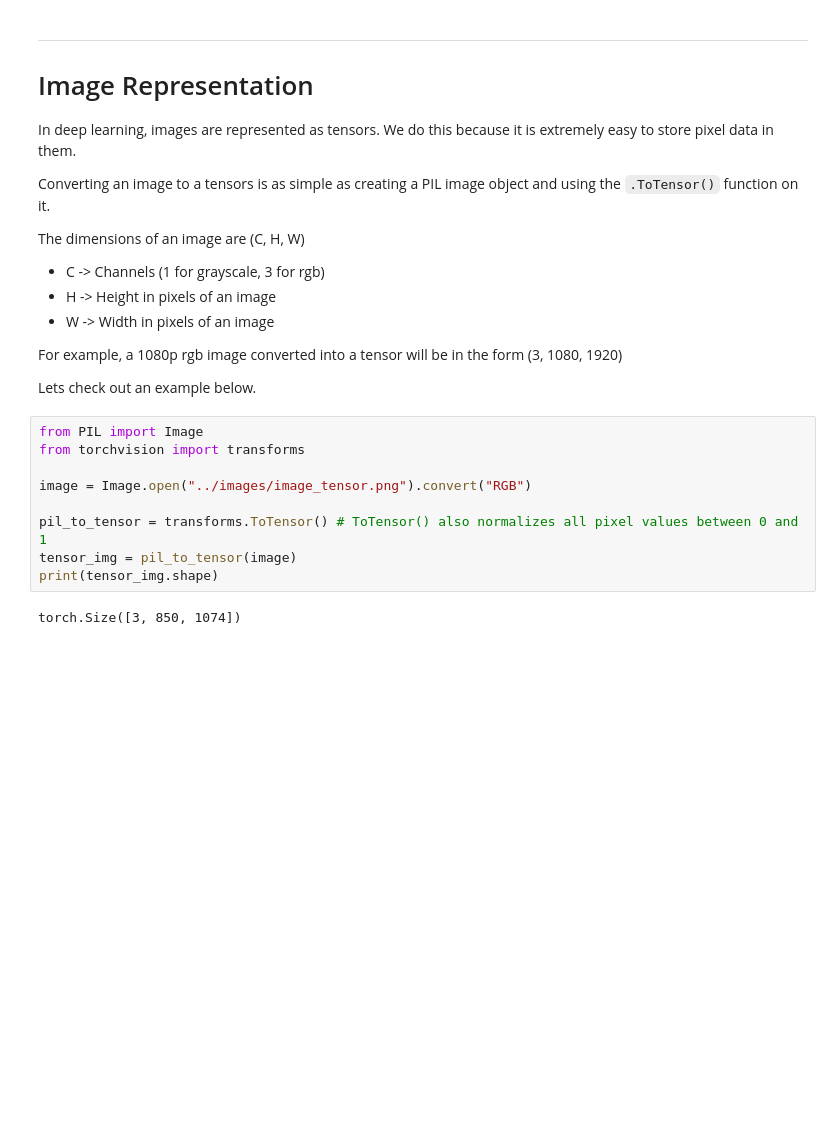
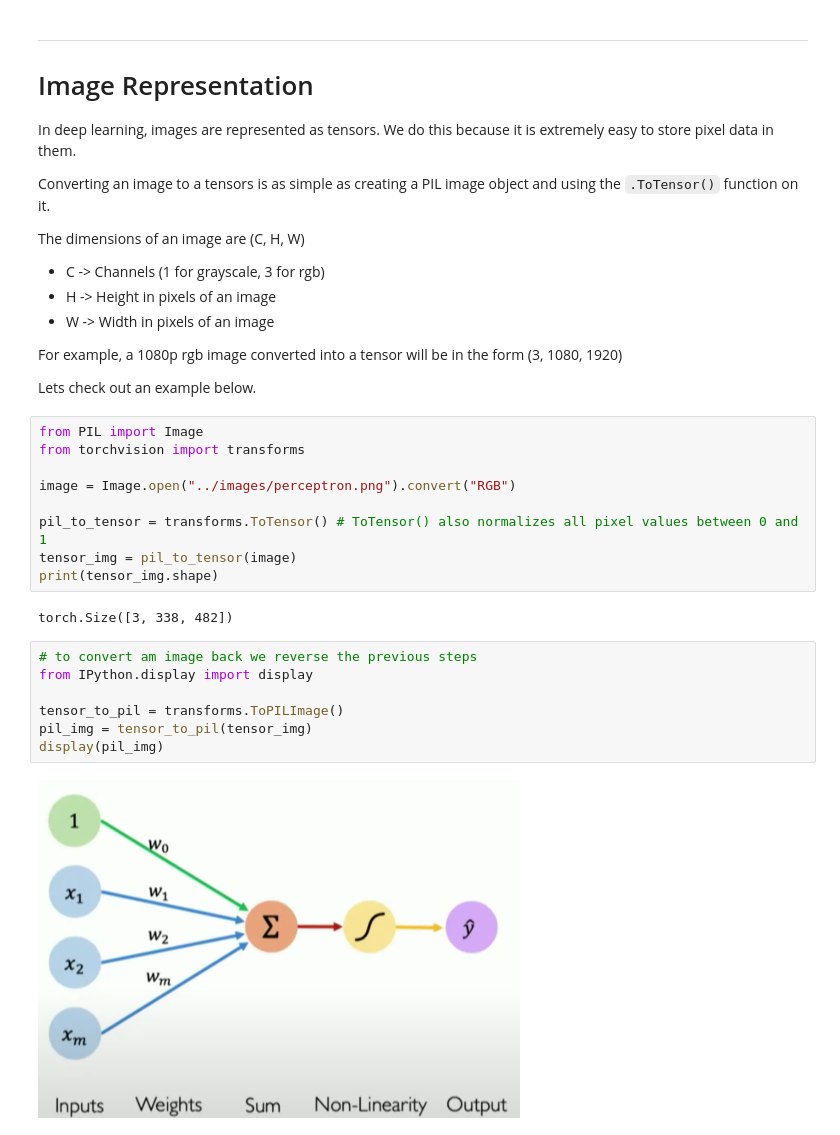
Before and after one commit to efar301/learn-pytorch, a Jupyter notebook: cnns/basics.ipynb, the cells around one changed output. Saved outputs shown, nothing was run; the diff lists cells and outputs as text; blank space fills up the shorter version.

```diff
--- a/cnns/basics.ipynb
+++ b/cnns/basics.ipynb
@@ -22,10 +22,19 @@ Lets check out an example below.
 from PIL import Image
 from torchvision import transforms
 
-image = Image.open("../images/image_tensor.png").convert("RGB")
+image = Image.open("../images/perceptron.png").convert("RGB")
 
 pil_to_tensor = transforms.ToTensor() # ToTensor() also normalizes all pixel values between 0 and 1
 tensor_img = pil_to_tensor(image)
 print(tensor_img.shape)
 # %% [output]
-torch.Size([3, 850, 1074])
+torch.Size([3, 338, 482])
+# %%
+# to convert am image back we reverse the previous steps
+from IPython.display import display
+
+tensor_to_pil = transforms.ToPILImage()
+pil_img = tensor_to_pil(tensor_img)
+display(pil_img)
+# %% [output]
+[figure, added]
```
Also changed, not shown: parts of 1 cell of this notebook, 1 other file.
